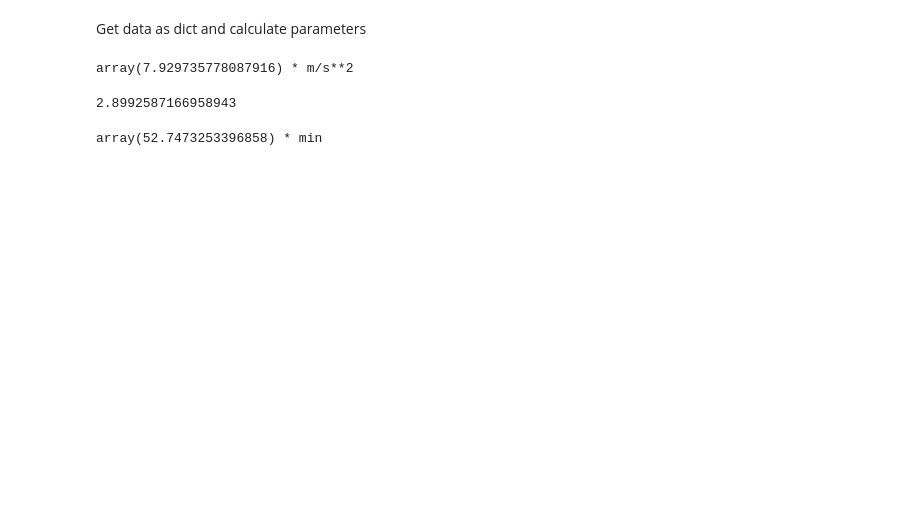
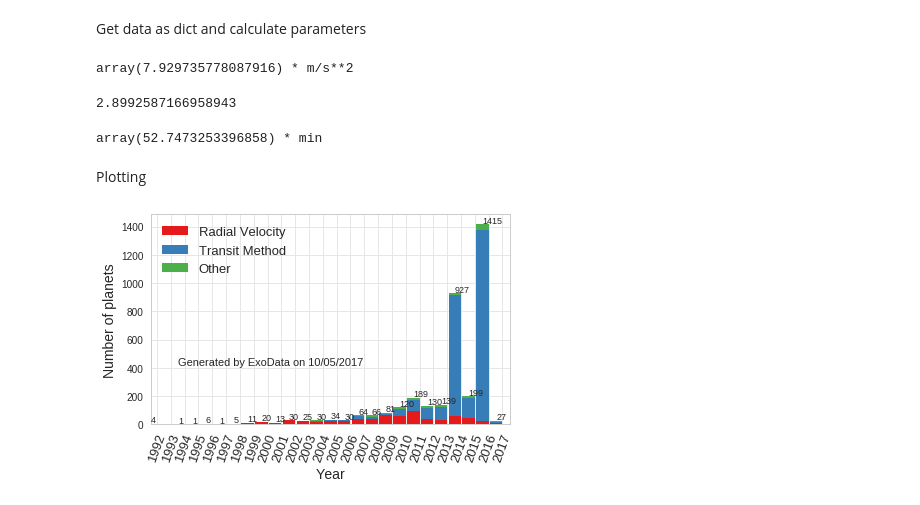
Before and after one commit to PedrazaCodeWorks/OpenAstro, a Jupyter notebook: api.ipynb, the cells around one changed output. Drawn from its saved outputs; the diff is of its cells as text; code cells hidden in the pictures; blank space fills up the shorter version.

```diff
--- a/api.ipynb
+++ b/api.ipynb
@@ -87,3 +80,13 @@ gj1214b.calcLogg()
 gj1214b.calcTransitDuration(circular=True)
 # %% [output]
 array(52.7473253396858) * min
+# %% [markdown]
+Plotting
+# %%
+%matplotlib inline
+
+dm_plot = exodata.plots.DiscoveryMethodByYear(exocat.planets, methods_to_plot=('RV', 'transit', 'Other'))
+# %%
+dm_plot.plot(method_labels=('Radial Velocity', 'Transit Method', 'Other'));
+# %% [output]
+[figure, added]
```
Also changed, not shown: parts of 8 cells of this notebook, 3 other files.
